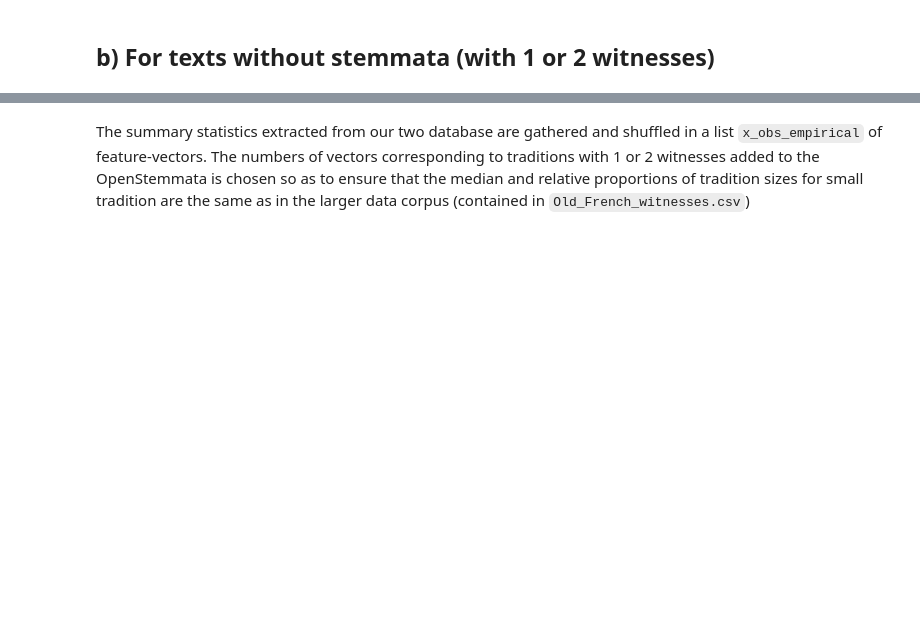
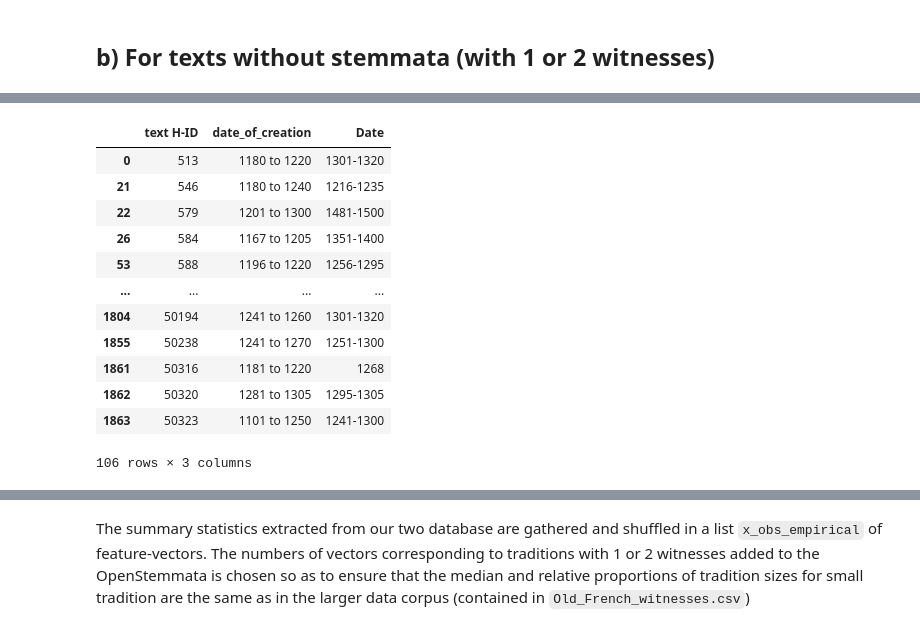
Before and after one commit to LostMa-ERC/ExtinctionOfTexts, a Jupyter notebook: simulation_based_inference_joint-param.ipynb, the cells around one changed output, grey strips where cells are left out. Cells and saved outputs as stored; diff of their text form; code cells hidden in the pictures; blank space fills up the shorter version.

```diff
--- a/simulation_based_inference_joint-param.ipynb
+++ b/simulation_based_inference_joint-param.ipynb
@@ -384 +308,18 @@ for index, t_dates in enumerate(f2_dates):
+# %%
+f1_dates = df[df["text H-ID"].isin(f1_works)]
+f1_dates = f1_dates[(f1_dates['status'] != 'fragment')][["text H-ID", "date_of_creation", "Date"]]
+# %% [output]
+|  | text H-ID | date_of_creation | Date |
+| 0 | 513 | 1180 to 1220 | 1301-1320 |
+| 21 | 546 | 1180 to 1240 | 1216-1235 |
+| 22 | 579 | 1201 to 1300 | 1481-1500 |
+| 26 | 584 | 1167 to 1205 | 1351-1400 |
+| 53 | 588 | 1196 to 1220 | 1256-1295 |
+| ... | ... | ... | ... |
+| 1804 | 50194 | 1241 to 1260 | 1301-1320 |
+| 1855 | 50238 | 1241 to 1270 | 1251-1300 |
+| 1861 | 50316 | 1181 to 1220 | 1268 |
+| 1862 | 50320 | 1281 to 1305 | 1295-1305 |
+| 1863 | 50323 | 1101 to 1250 | 1241-1300 |
+106 rows × 3 columns
 # %%
```
Also changed, not shown: parts of 11 cells of this notebook, 11 other files.
